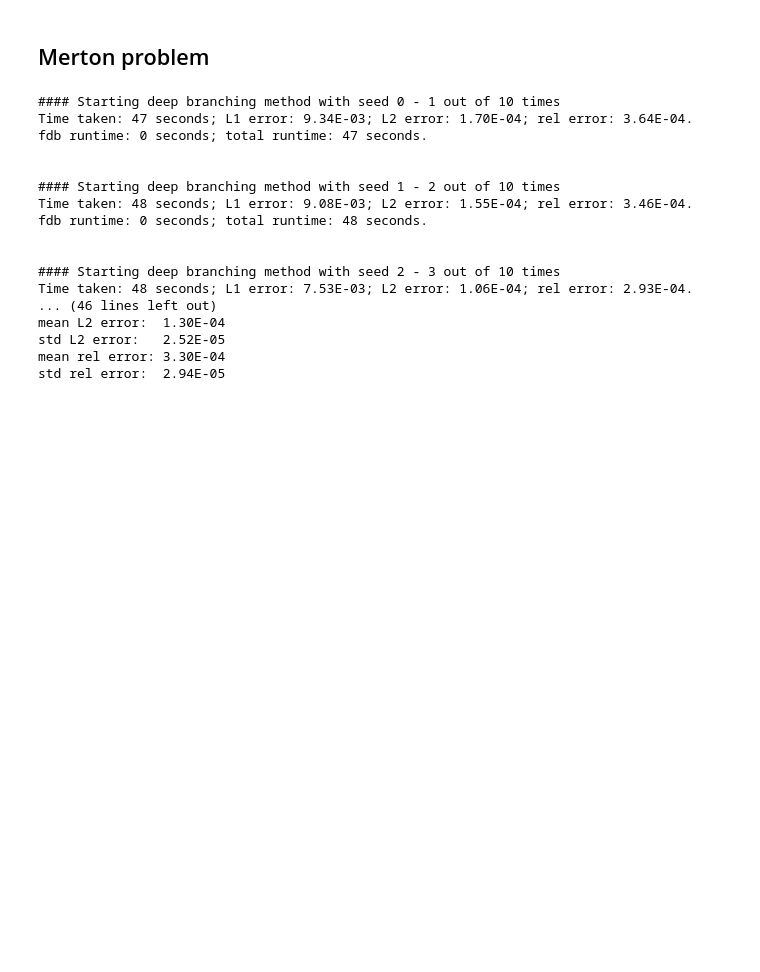
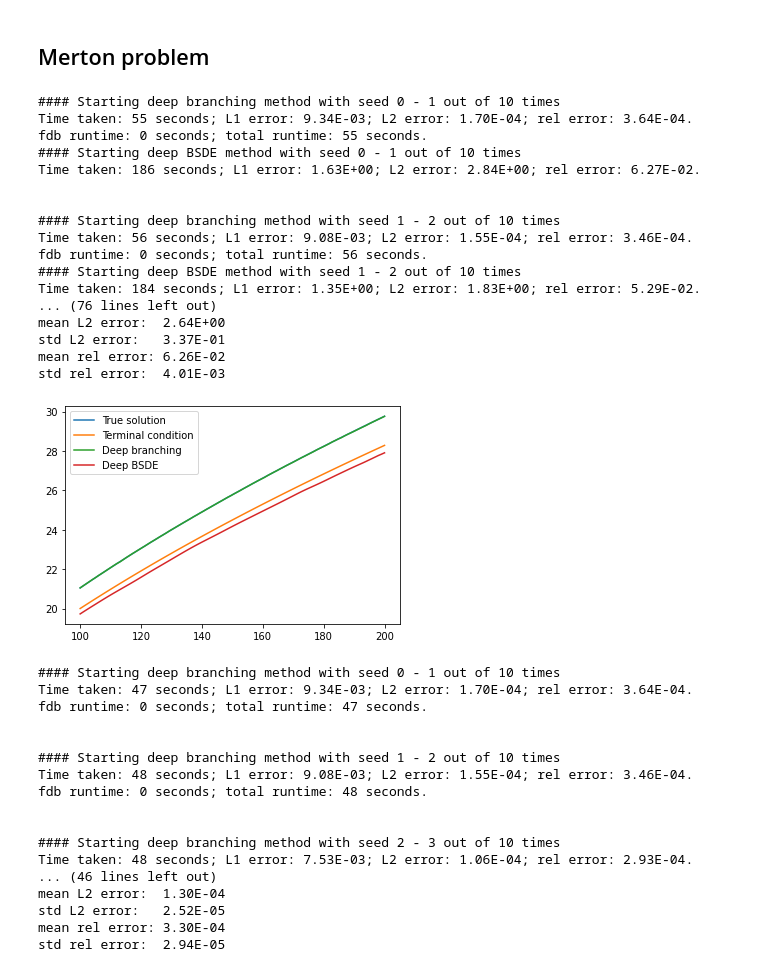
Before and after one commit to nguwijy/deep_branching, a Jupyter notebook: comparison.ipynb, the cells around one changed output. Saved outputs shown, nothing was run; the diff lists cells and outputs as text; code cells hidden in the pictures; blank space fills up the shorter version.

Commit message:
test: update the simulation in comparison.ipynb using the modified bsde.py

```diff
--- a/comparison.ipynb
+++ b/comparison.ipynb
@@ -599,4 +672,38 @@ grid_d_dim_with_t = np.concatenate((t_lo * np.ones((1, 100)), grid_d_dim), axis=
 T = .1
 true = exact_example(t_lo, grid_d_dim, T).real
 terminal = exact_example(T, grid_d_dim, T).real
+# %%
+# with 2BSDE...
+#
+# Performance comparison, deep branching seems to have gradient problem, hence we use relu activation function
+# Also, it doesn't work for DGM method because of possible zero second derivatives, so we disable it
+#
+compare_performance(grid, grid_d_dim, grid_d_dim_with_t, t_lo, true, terminal=terminal, # seeds=[2],
+                    disable_galerkin=True, # verbose=True, debug_mode=True,
+                    T=T, device=device, epochs=3000, fname="merton",
+                    branch_nb_states=1000, branch_nb_path_per_state=10000,
+                    branch_patches=1, branch_exponential_lambda=-math.log(.95)/T,
+                    branch_nb_states_per_batch=1000, branch_activation="relu",
+                    second_order=True, bsde_nb_states=1000, bsde_nb_time_intervals=4, y_lo=0, y_hi=100,
+                    dgm_nb_states=10000, f_fun=f_example, dgm_f_fun=dgm_f_example,
+                    deriv_map=deriv_map, dgm_deriv_map=dgm_deriv_map, phi_fun=phi_example)
+# %% [output]
+#### Starting deep branching method with seed 0 - 1 out of 10 times
+Time taken: 55 seconds; L1 error: 9.34E-03; L2 error: 1.70E-04; rel error: 3.64E-04.
+fdb runtime: 0 seconds; total runtime: 55 seconds.
+#### Starting deep BSDE method with seed 0 - 1 out of 10 times
+Time taken: 186 seconds; L1 error: 1.63E+00; L2 error: 2.84E+00; rel error: 6.27E-02.
+
+
+#### Starting deep branching method with seed 1 - 2 out of 10 times
+Time taken: 56 seconds; L1 error: 9.08E-03; L2 error: 1.55E-04; rel error: 3.46E-04.
+fdb runtime: 0 seconds; total runtime: 56 seconds.
+#### Starting deep BSDE method with seed 1 - 2 out of 10 times
+Time taken: 184 seconds; L1 error: 1.35E+00; L2 error: 1.83E+00; rel error: 5.29E-02.
+... (76 lines left out)
+mean L2 error:  2.64E+00
+std L2 error:   3.37E-01
+mean rel error: 6.26E-02
+std rel error:  4.01E-03
+[figure, added]
 # %%
```
Also changed, not shown: parts of 11 cells of this notebook, 56 other files.
